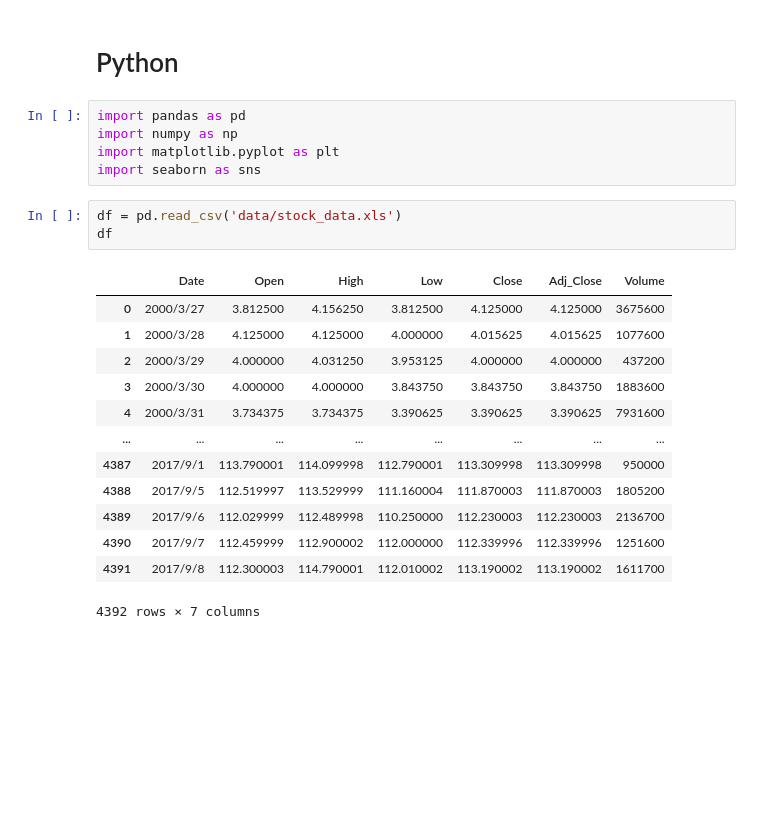
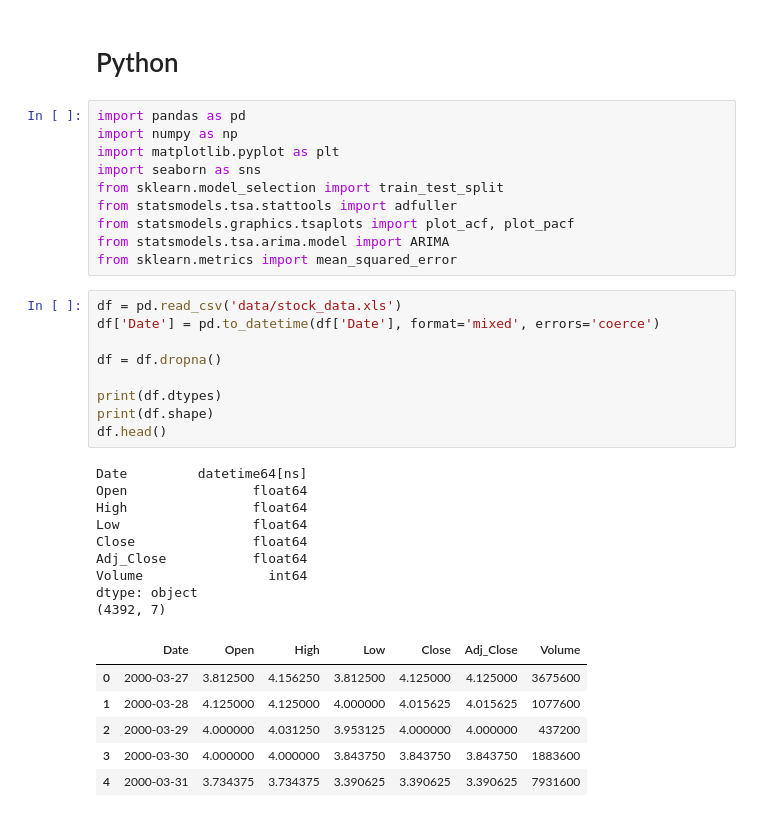
Before and after one commit to ivanbutera/portfolio, a Jupyter notebook: StockPriceFuturistics/stock_predictions.ipynb, the cells around one changed output. Saved outputs shown, nothing was run; the diff lists cells and outputs as text; blank space fills up the shorter version.

```diff
--- a/StockPriceFuturistics/stock_predictions.ipynb
+++ b/StockPriceFuturistics/stock_predictions.ipynb
@@ -5,20 +5,33 @@ import pandas as pd
 import numpy as np
 import matplotlib.pyplot as plt
 import seaborn as sns
+from sklearn.model_selection import train_test_split
+from statsmodels.tsa.stattools import adfuller
+from statsmodels.graphics.tsaplots import plot_acf, plot_pacf
+from statsmodels.tsa.arima.model import ARIMA
+from sklearn.metrics import mean_squared_error
 # %%
 df = pd.read_csv('data/stock_data.xls')
-df
+df['Date'] = pd.to_datetime(df['Date'], format='mixed', errors='coerce')
+
+df = df.dropna()
+
+print(df.dtypes)
+print(df.shape)
+df.head()
 # %% [output]
+Date         datetime64[ns]
+Open                float64
+High                float64
+Low                 float64
+Close               float64
+Adj_Close           float64
+Volume                int64
+dtype: object
+(4392, 7)
 |  | Date | Open | High | Low | Close | Adj_Close | Volume |
-| 0 | 2000/3/27 | 3.812500 | 4.156250 | 3.812500 | 4.125000 | 4.125000 | 3675600 |
-| 1 | 2000/3/28 | 4.125000 | 4.125000 | 4.000000 | 4.015625 | 4.015625 | 1077600 |
-| 2 | 2000/3/29 | 4.000000 | 4.031250 | 3.953125 | 4.000000 | 4.000000 | 437200 |
-| 3 | 2000/3/30 | 4.000000 | 4.000000 | 3.843750 | 3.843750 | 3.843750 | 1883600 |
-| 4 | 2000/3/31 | 3.734375 | 3.734375 | 3.390625 | 3.390625 | 3.390625 | 7931600 |
-| ... | ... | ... | ... | ... | ... | ... | ... |
-| 4387 | 2017/9/1 | 113.790001 | 114.099998 | 112.790001 | 113.309998 | 113.309998 | 950000 |
-| 4388 | 2017/9/5 | 112.519997 | 113.529999 | 111.160004 | 111.870003 | 111.870003 | 1805200 |
-| 4389 | 2017/9/6 | 112.029999 | 112.489998 | 110.250000 | 112.230003 | 112.230003 | 2136700 |
-| 4390 | 2017/9/7 | 112.459999 | 112.900002 | 112.000000 | 112.339996 | 112.339996 | 1251600 |
-| 4391 | 2017/9/8 | 112.300003 | 114.790001 | 112.010002 | 113.190002 | 113.190002 | 1611700 |
+| 0 | 2000-03-27 | 3.812500 | 4.156250 | 3.812500 | 4.125000 | 4.125000 | 3675600 |
+| 1 | 2000-03-28 | 4.125000 | 4.125000 | 4.000000 | 4.015625 | 4.015625 | 1077600 |
+| 2 | 2000-03-29 | 4.000000 | 4.031250 | 3.953125 | 4.000000 | 4.000000 | 437200 |
+| 3 | 2000-03-30 | 4.000000 | 4.000000 | 3.843750 | 3.843750 | 3.843750 | 1883600 |
+| 4 | 2000-03-31 | 3.734375 | 3.734375 | 3.390625 | 3.390625 | 3.390625 | 7931600 |
-4392 rows × 7 columns
```
Also changed, not shown: parts of 16 cells of this notebook.
